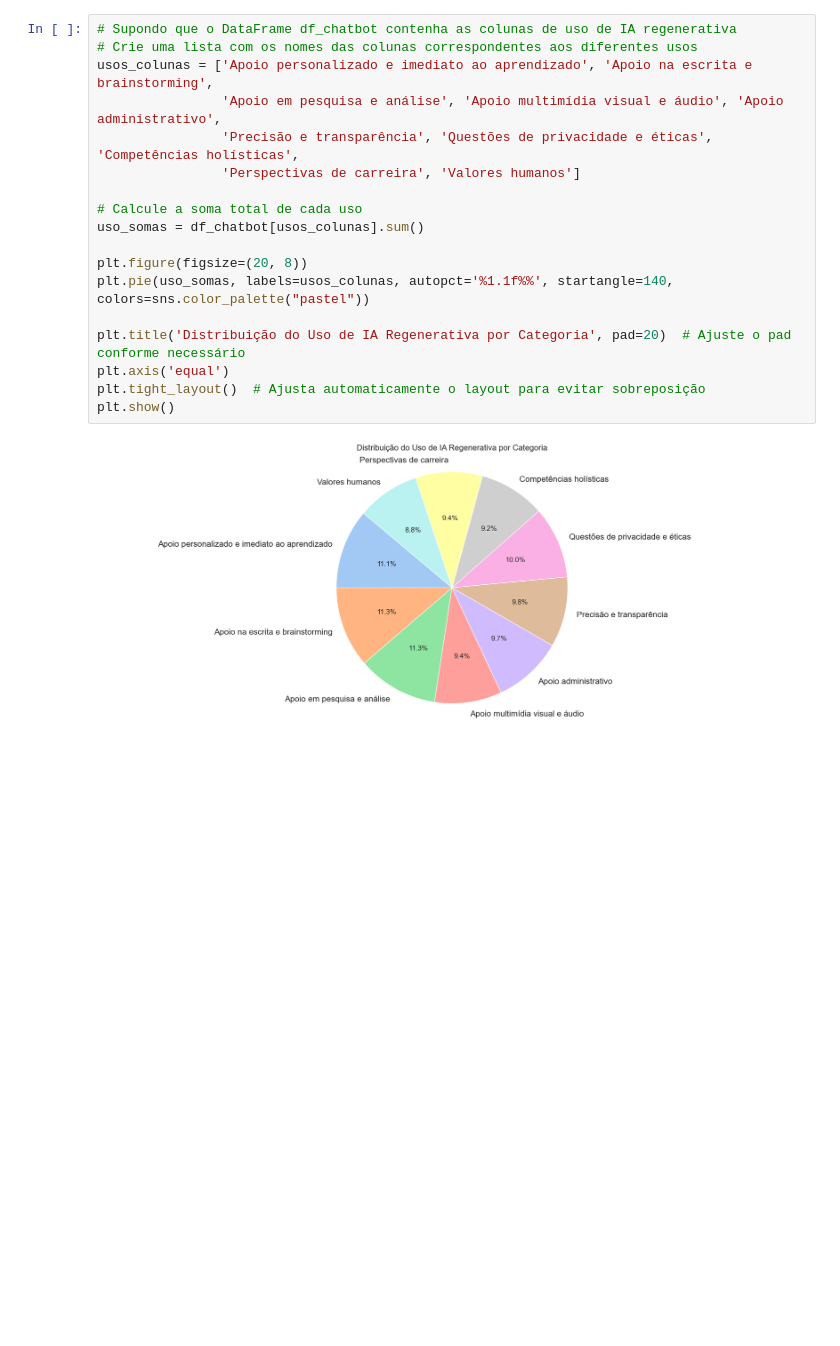
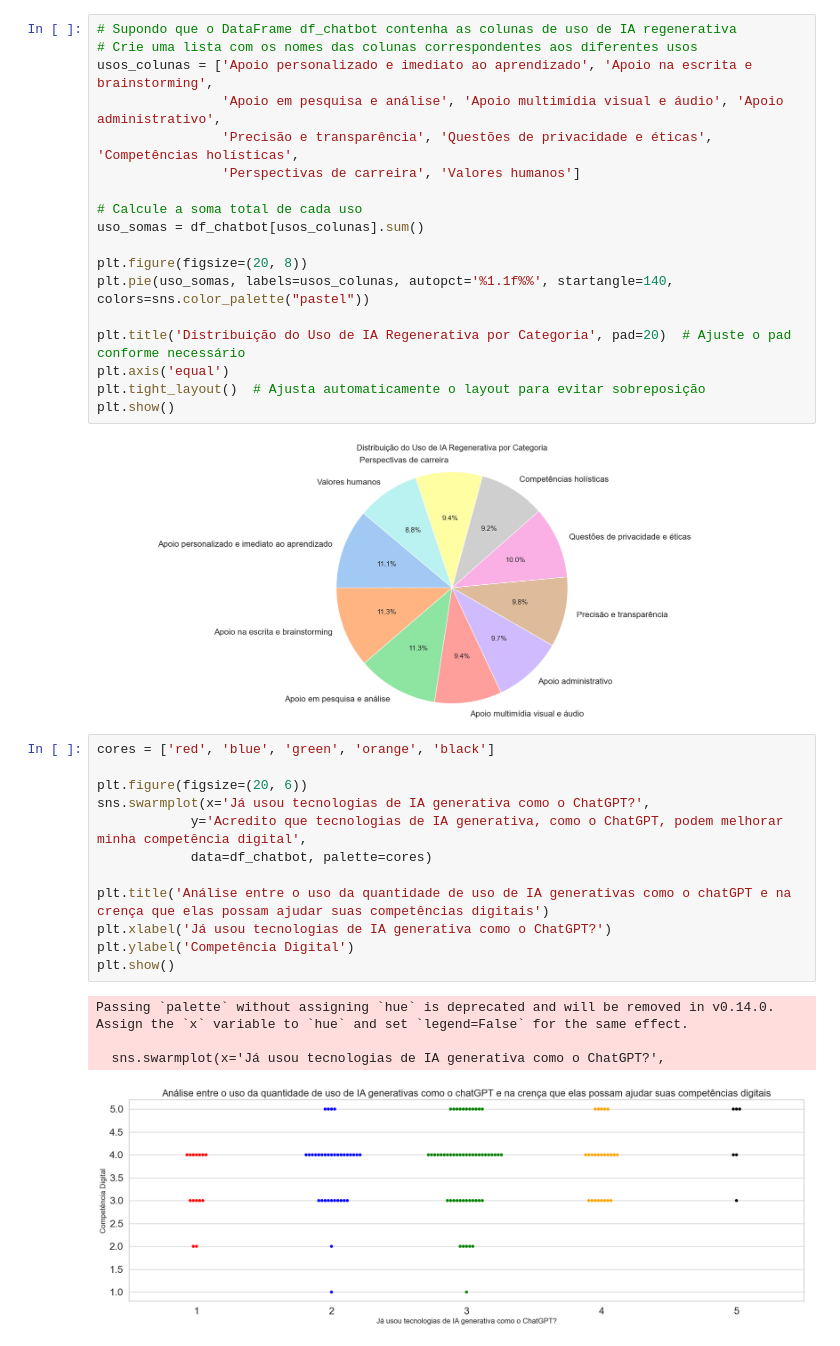
Before and after one commit to enzokozo/xmac02-trab1-dcova, a Jupyter notebook: chatbot.ipynb, the cells around one changed output. Drawn from its saved outputs; the diff is of its cells as text; blank space fills up the shorter version.

Commit message:
Adicionando dois novos gráficos relacionado a coluna acredito que tecnologias de IA, como o chatgpt ajuda a ganhar tempo

```diff
--- a/chatbot.ipynb
+++ b/chatbot.ipynb
@@ -251,3 +251,20 @@ plt.tight_layout()  # Ajusta automaticamente o layout para evitar sobreposição
 plt.show()
 # %% [output]
 [figure]
+# %%
+cores = ['red', 'blue', 'green', 'orange', 'black']
+
+plt.figure(figsize=(20, 6))
+sns.swarmplot(x='Já usou tecnologias de IA generativa como o ChatGPT?',
+            y='Acredito que tecnologias de IA generativa, como o ChatGPT, podem melhorar minha competência digital',
+            data=df_chatbot, palette=cores)
+
+plt.title('Análise entre o uso da quantidade de uso de IA generativas como o chatGPT e na crença que elas possam ajudar suas competências digitais')
+plt.xlabel('Já usou tecnologias de IA generativa como o ChatGPT?')
+plt.ylabel('Competência Digital')
+plt.show()
+# %% [output]
+Passing `palette` without assigning `hue` is deprecated and will be removed in v0.14.0. Assign the `x` variable to `hue` and set `legend=False` for the same effect.
+
+  sns.swarmplot(x='Já usou tecnologias de IA generativa como o ChatGPT?',
+[figure, added]
```
Also changed, not shown: parts of 1 cell of this notebook.
